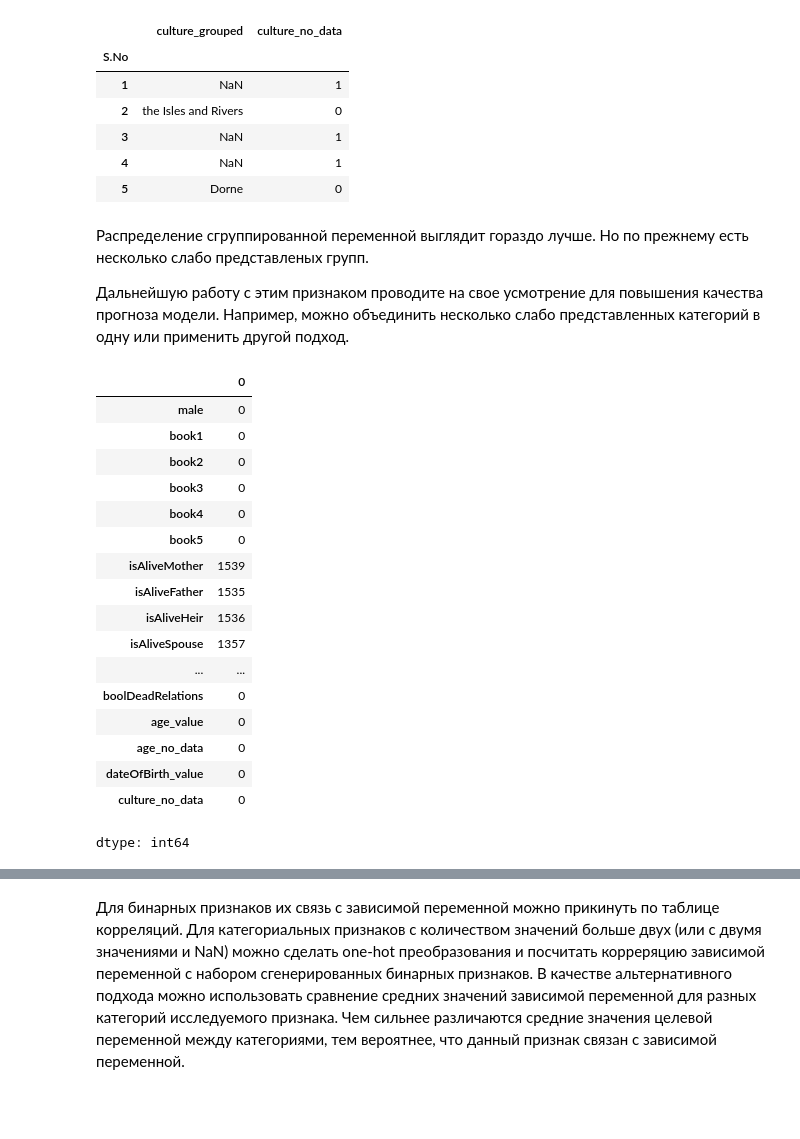
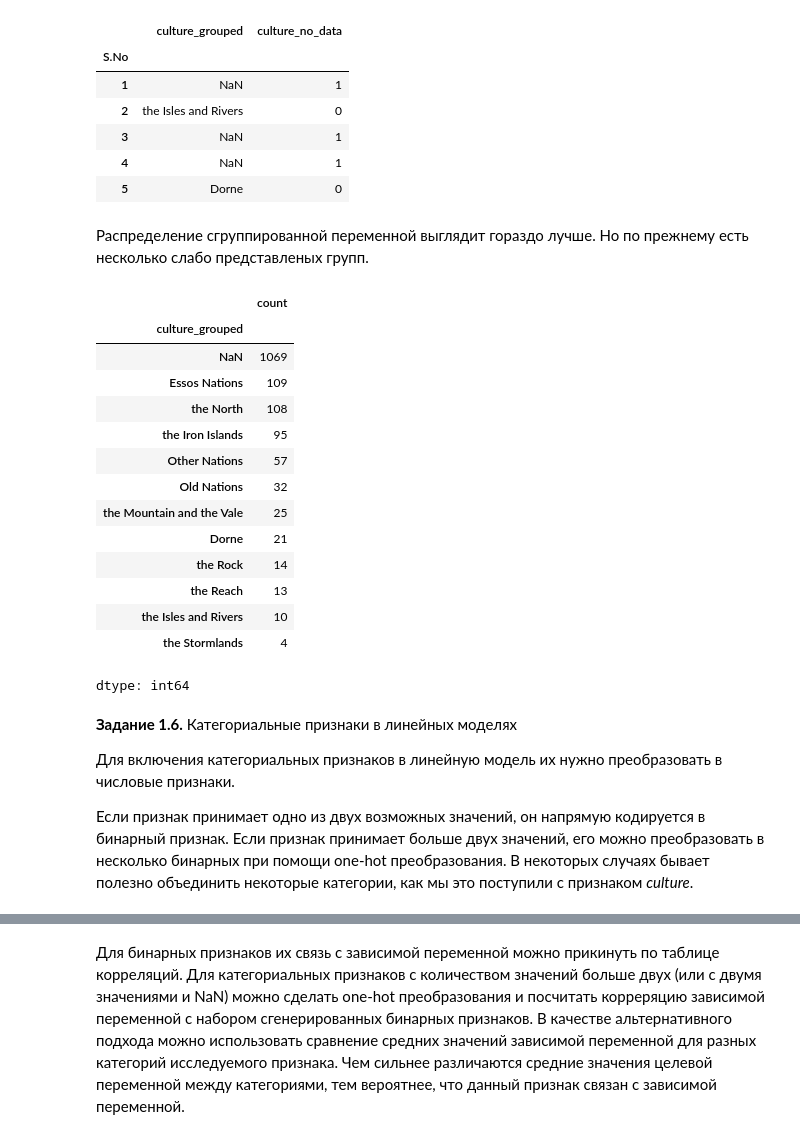
Before and after one commit to winpeperk/dls, a Jupyter notebook: week_01_ml_intro/Homework/hw_1_game_of_thrones.ipynb, the cells around one changed output, grey strips where cells are left out. Saved outputs shown, nothing was run; the diff lists cells and outputs as text; code cells hidden in the pictures; blank space fills up the shorter version.

```diff
--- a/week_01_ml_intro/Homework/hw_1_game_of_thrones.ipynb
+++ b/week_01_ml_intro/Homework/hw_1_game_of_thrones.ipynb
@@ -396,26 +394,27 @@ data[['culture_grouped', 'culture_no_data']].head()
 | 5 | Dorne | 0 |
 # %% [markdown]
 Распределение сгруппированной переменной выглядит гораздо лучше. Но по прежнему есть несколько слабо представленых групп.
-
-Дальнейшую работу с этим признаком проводите на свое усмотрение для повышения качества прогноза модели. Например, можно объединить несколько слабо представленных категорий в одну или применить другой подход.
-# %%
-data.select_dtypes('number').isna().sum()
-# %% [output]
-|  | 0 |
-| male | 0 |
-| book1 | 0 |
-| book2 | 0 |
-| book3 | 0 |
-| book4 | 0 |
-| book5 | 0 |
-| isAliveMother | 1539 |
-| isAliveFather | 1535 |
-| isAliveHeir | 1536 |
-| isAliveSpouse | 1357 |
-| ... | ... |
-| boolDeadRelations | 0 |
-| age_value | 0 |
-| age_no_data | 0 |
-| dateOfBirth_value | 0 |
-| culture_no_data | 0 |
-dtype: int64
+# %%
+data['culture_grouped'].value_counts(dropna=False)
+# %% [output]
+|  | count |
+| culture_grouped |  |
+| NaN | 1069 |
+| Essos Nations | 109 |
+| the North | 108 |
+| the Iron Islands | 95 |
+| Other Nations | 57 |
+| Old Nations | 32 |
+| the Mountain and the Vale | 25 |
+| Dorne | 21 |
+| the Rock | 14 |
+| the Reach | 13 |
+| the Isles and Rivers | 10 |
+| the Stormlands | 4 |
+dtype: int64
+# %% [markdown]
+**Задание 1.6.** Категориальные признаки в линейных моделях
+
+Для включения категориальных признаков в линейную модель их нужно преобразовать в числовые признаки.
+
+Если признак принимает одно из двух возможных значений, он напрямую кодируется в бинарный признак. Если признак принимает больше двух значений, его можно преобразовать в несколько бинарных при помощи one-hot преобразования. В некоторых случаях бывает полезно объединить некоторые категории, как мы это поступили с признаком *culture*.
```
Also changed, not shown: parts of 45 cells of this notebook.
